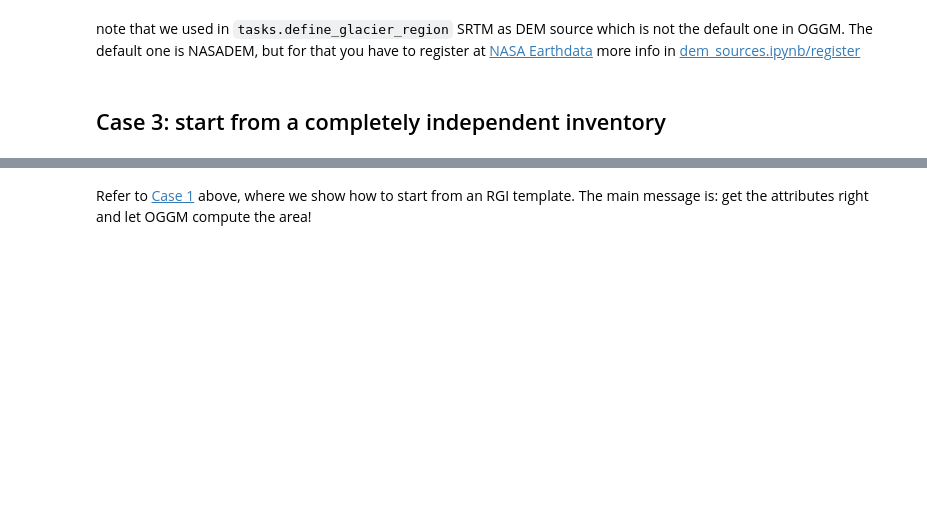
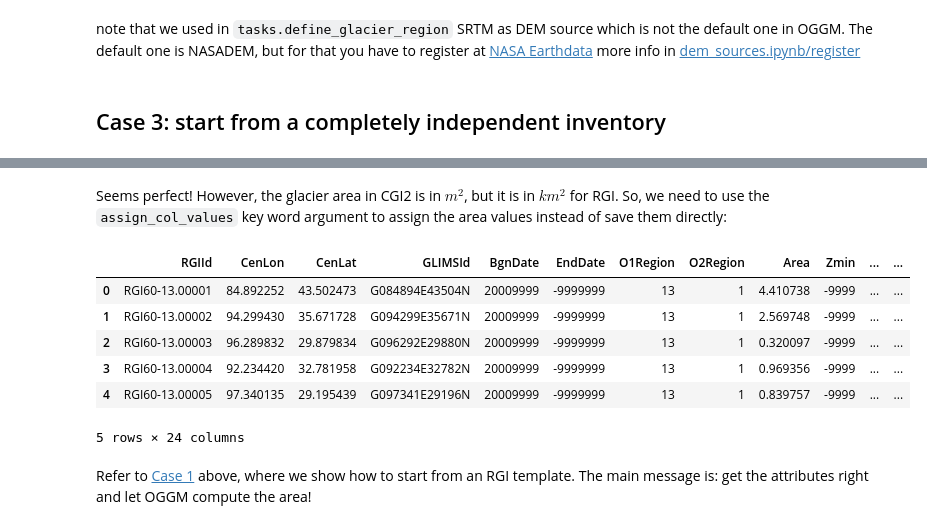
Before and after one commit to OGGM/tutorials, a Jupyter notebook: notebooks/use_your_own_inventory.ipynb, the cells around one changed output, grey strips where cells are left out. Drawn from its saved outputs; the diff is of its cells as text; code cells hidden in the pictures; blank space fills up the shorter version.

```diff
--- a/notebooks/use_your_own_inventory.ipynb
+++ b/notebooks/use_your_own_inventory.ipynb
@@ -324,3 +410,16 @@ graphics.plot_catchment_width(gdirs, corrected=True);
+# %% [markdown]
+Seems perfect! However, the glacier area in CGI2 is in $m^2$, but it is in $km^2$ for RGI. So, we need to use the `assign_col_values` key word argument to assign the area values instead of save them directly:
+# %%
+rgidf_assign_area = utils.cook_rgidf(cgidf, assign_col_values={'Area': cgidf.Glc_Area*1e-6}, save_special_columns={'Glc_Long': 'CenLon', 'Glc_Lati': 'CenLat'})
+rgidf_assign_area
+# %% [output]
+|  | RGIId | CenLon | CenLat | GLIMSId | BgnDate | EndDate | O1Region | O2Region | Area | Zmin | ... | ... |
+| 0 | RGI60-13.00001 | 84.892252 | 43.502473 | G084894E43504N | 20009999 | -9999999 | 13 | 1 | 4.410738 | -9999 | ... | ... |
+| 1 | RGI60-13.00002 | 94.299430 | 35.671728 | G094299E35671N | 20009999 | -9999999 | 13 | 1 | 2.569748 | -9999 | ... | ... |
+| 2 | RGI60-13.00003 | 96.289832 | 29.879834 | G096292E29880N | 20009999 | -9999999 | 13 | 1 | 0.320097 | -9999 | ... | ... |
+| 3 | RGI60-13.00004 | 92.234420 | 32.781958 | G092234E32782N | 20009999 | -9999999 | 13 | 1 | 0.969356 | -9999 | ... | ... |
+| 4 | RGI60-13.00005 | 97.340135 | 29.195439 | G097341E29196N | 20009999 | -9999999 | 13 | 1 | 0.839757 | -9999 | ... | ... |
+5 rows × 24 columns
 # %% [markdown]
 Refer to [Case 1](#case1) above, where we show how to start from an RGI template. The main message is: get the attributes right and let OGGM compute the area!
 # %% [markdown]
```
Also changed, not shown: parts of 8 cells of this notebook.
